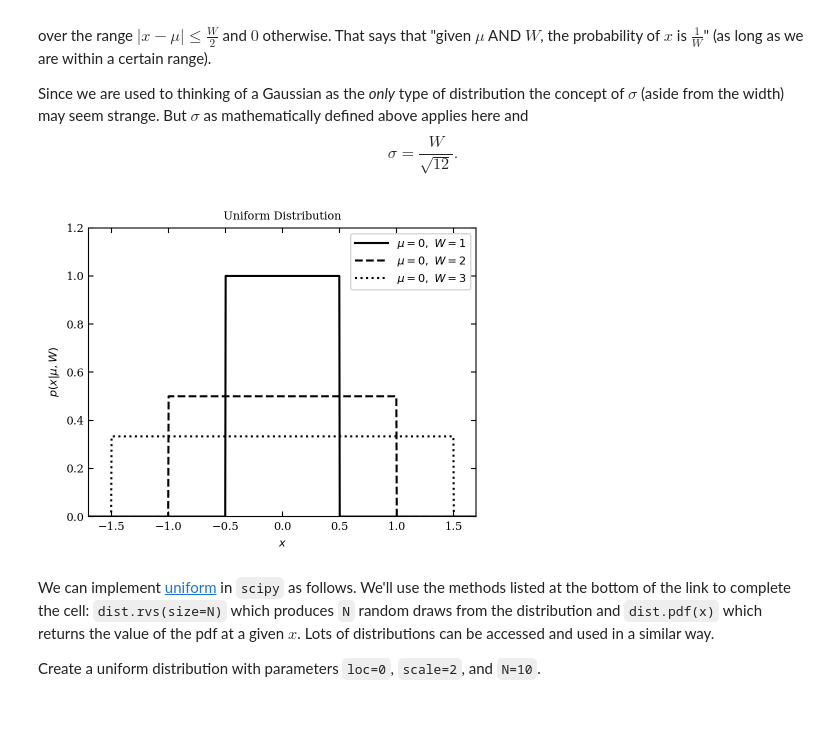
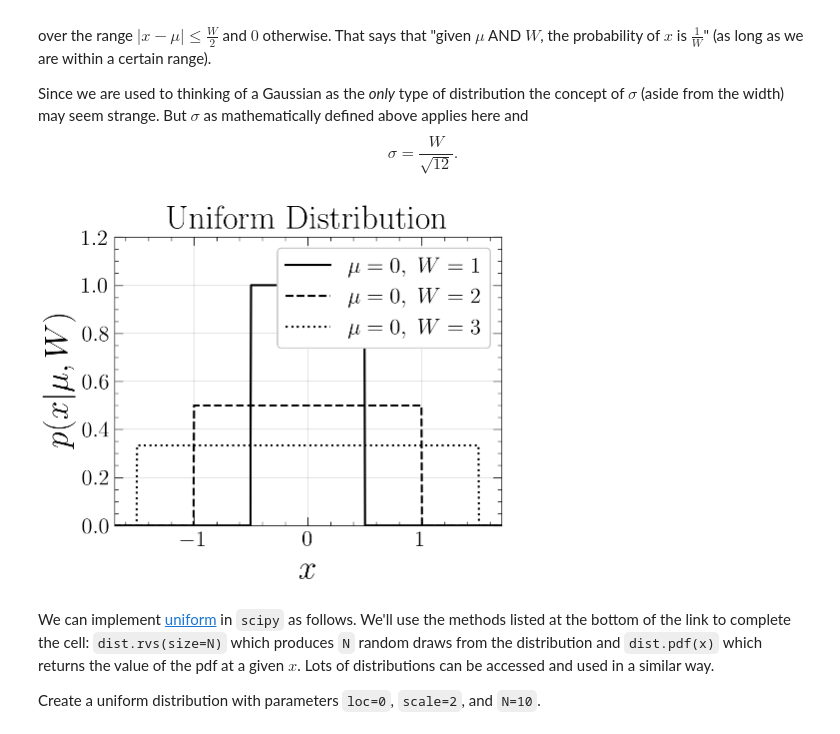
Before and after one commit to M-Bianchi/astrostatistics_bicocca_2024, a Jupyter notebook: lectures/L03_probability.ipynb, the cells around one changed output. Saved outputs shown, nothing was run; the diff lists cells and outputs as text; code cells hidden in the pictures.

```diff
--- a/lectures/L03_probability.ipynb
+++ b/lectures/L03_probability.ipynb
@@ -16,7 +16,11 @@ This course is based on previous work by many people. See [here]((https://github
 import numpy as np
 import scipy.stats
 import pylab as plt
-plt.rcParams['figure.figsize'] = [8, 8]
+
+%matplotlib inline
+%config InlineBackend.figure_format='retina'
+#!pip install git+https://github.com/M-Bianchi/My_matplotlib_style
+plt.style.use('mystyle')
 # %% [markdown]
 ## Monte Carlo integration
 
@@ -398,3 +402,27 @@ where $p$ is between $0$ and $1$.
 - Do it many times
 - Estimate the errors
 - Compare with the expressions above
+# %%
+from tqdm import tqdm
+
+N = np.logspace(start=2, stop=5, num=30, dtype=int)
+M = int(1000)
+
+mean_array = np.zeros(M)
+var_array = np.zeros(M)
+std_array = np.zeros(M)
+
+std_of_mean_array = np.zeros(len(N))
+std_of_var_array = np.zeros(len(N))
+std_of_std_array = np.zeros(len(N))
+
+for i in tqdm(range(len(N))):
+    for j in range(M):
+        sample = np.random.uniform(low=0, high=1, size=N[i])
+        mean_array[j] = np.mean(sample)
+        var_array[j] = np.var(sample, ddof=1)
+        std_array[j] = np.std(sample, ddof=1)
+
+    std_of_mean_array[i] = np.std(mean_array, ddof=1)
+    std_of_var_array[i] = np.std(var_array, ddof=1)
+    std_of_std_array[i] = np.std(std_array, ddof=1)
@@ -449,38 +510,38 @@ from matplotlib import pyplot as plt
 # Note that with usetex=True, fonts are rendered with LaTeX.  This may
 # result in an error if LaTeX is not installed on your system.  In that case,
 # you can set usetex to False.
-from astroML.plotting import setup_text_plots
-setup_text_plots(fontsize=8, usetex=False)
+#from astroML.plotting import setup_text_plots
+#setup_text_plots(fontsize=8, usetex=False)
 
 #------------------------------------------------------------
 # Define the distribution parameters to be plotted
 W_values = [1.0, 2.0, 3.0]
 linestyles = ['-', '--', ':']
 mu = 0
 x = np.linspace(-2, 2, 1000)
 
 #------------------------------------------------------------
 # plot the distributions
 fig, ax = plt.subplots(figsize=(5, 3.75))
 
 for W, ls in zip(W_values, linestyles):
     left = mu - 0.5 * W
     dist = uniform(left, W)
 
     plt.plot(x, dist.pdf(x), ls=ls, c='black',
              label=r'$\mu=%i,\ W=%i$' % (mu, W))
 
 plt.xlim(-1.7, 1.7)
 plt.ylim(0, 1.2)
 
 plt.xlabel('$x$')
 plt.ylabel(r'$p(x|\mu, W)$')
 plt.title('Uniform Distribution')
 
 plt.legend()
 plt.show()
 # %% [output]
-[figure, old version]
+[figure, new version]
 # %% [markdown]
 We can implement [uniform](http://docs.scipy.org/doc/scipy/reference/generated/scipy.stats.uniform.html#scipy.stats.uniform) in `scipy` as follows.  We'll use the methods listed at the bottom of the link to complete the cell: `dist.rvs(size=N)` which produces `N` random draws from the distribution and `dist.pdf(x)` which returns the value of the pdf at a given $x$. Lots of distributions can be accessed and used in a similar way.
 
```
Also changed, not shown: parts of 25 cells of this notebook, 6 other files.
